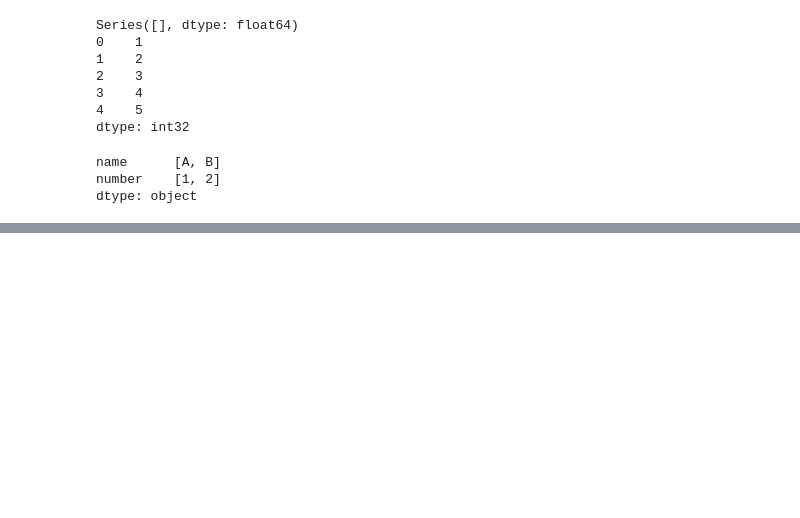
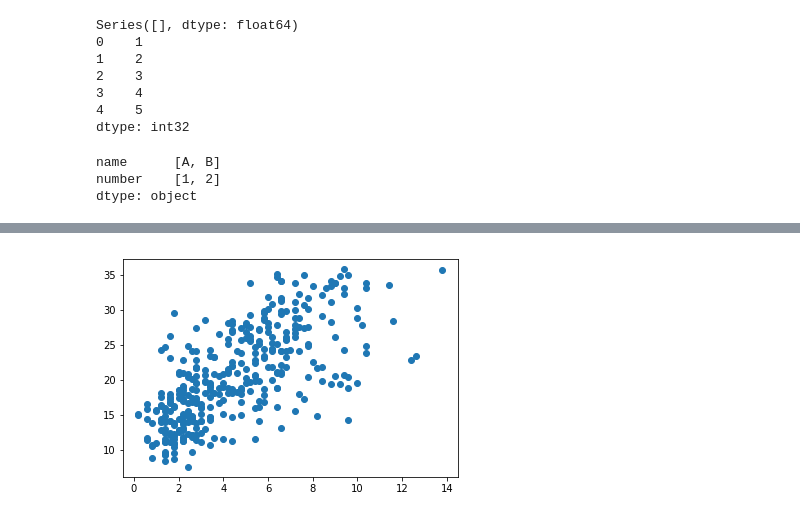
Before and after one commit to Divyalaptus/summer-python-projects, a Jupyter notebook: Practise.ipynb, the cells around one changed output, grey strips where cells are left out. Saved outputs shown, nothing was run; the diff lists cells and outputs as text; code cells hidden in the pictures; blank space fills up the shorter version.

```diff
--- a/Practise.ipynb
+++ b/Practise.ipynb
@@ -86,0 +125,5 @@ df
+# %%
+plt.scatter(df["Evaporation"],df["MaxTemp"])
+plt.show()
+# %% [output]
+[figure, added]
```
Also changed, not shown: parts of 7 cells of this notebook.
